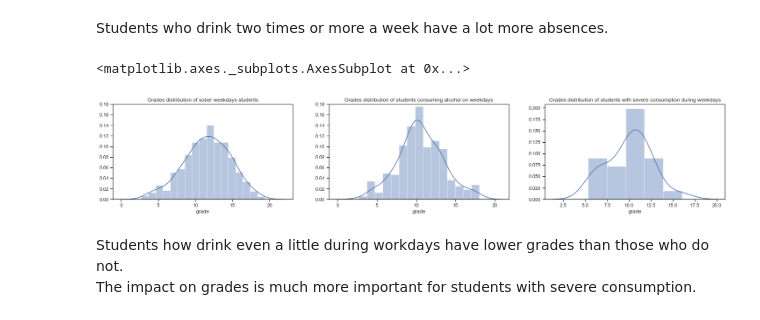
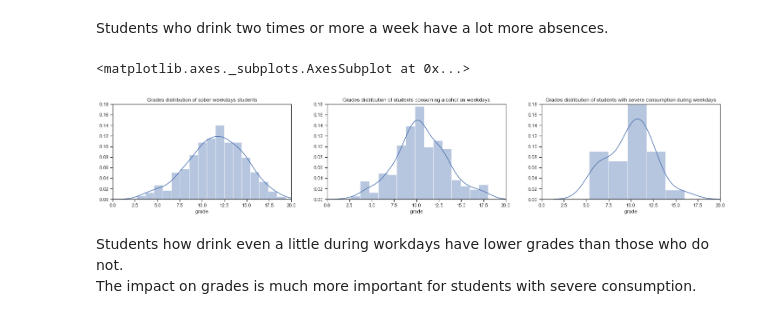
Before and after one commit to ConsciousML/Naive-Bayes-Classifier-from-scratch, a Jupyter notebook: Naive Bayes.ipynb, the cells around one changed output. Saved outputs shown, nothing was run; the diff lists cells and outputs as text; code cells hidden in the pictures.

```diff
--- a/Naive Bayes.ipynb
+++ b/Naive Bayes.ipynb
@@ -174,19 +174,23 @@ Students who drink two times or more a week have a lot more absences.<br>
 # %%
 _, (ax1, ax2, ax3) = plt.subplots(1, 3, figsize=(25, 4))
 sober_grades = students.loc[students['Dalc'] == 1, 'grade']
 drunk_grades = students.loc[students['Dalc'] > 1, 'grade']
 severe_drunk_grades = students.loc[students['Dalc'] == 5, 'grade']
 ax1.set_ylim(0, 0.18)
 ax2.set_ylim(0, 0.18)
+ax3.set_ylim(0, 0.18)
+ax1.set_xlim(0, 20)
+ax2.set_xlim(0, 20)
+ax3.set_xlim(0, 20)
 ax1.set_title('Grades distribution of sober weekdays students')
 ax2.set_title('Grades distribution of students consuming alcohol on weekdays')
 ax3.set_title('Grades distribution of students with severe consumption during weekdays')
 sns.distplot(sober_grades, ax=ax1)
 sns.distplot(drunk_grades, ax=ax2)
 sns.distplot(severe_drunk_grades, ax=ax3)
 # %% [output]
 <matplotlib.axes._subplots.AxesSubplot at 0x...>
-[figure, old version]
+[figure, new version]
 # %% [markdown]
 Students how drink even a little during workdays have lower grades than those who do not.<br>
 The impact on grades is much more important for students with severe consumption.<br>
```
Also changed, not shown: parts of 9 cells of this notebook.
